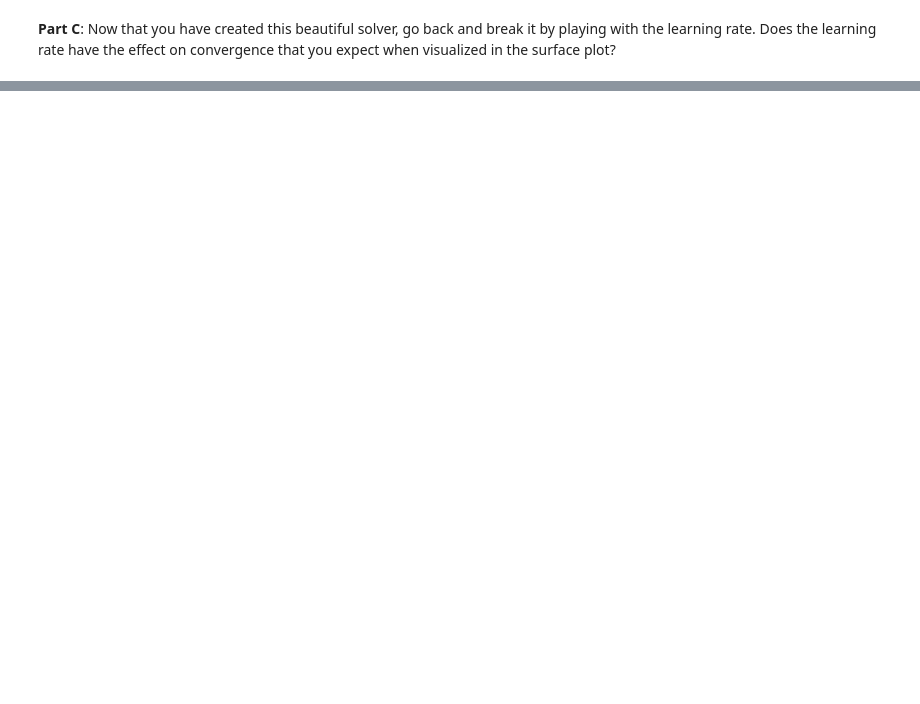
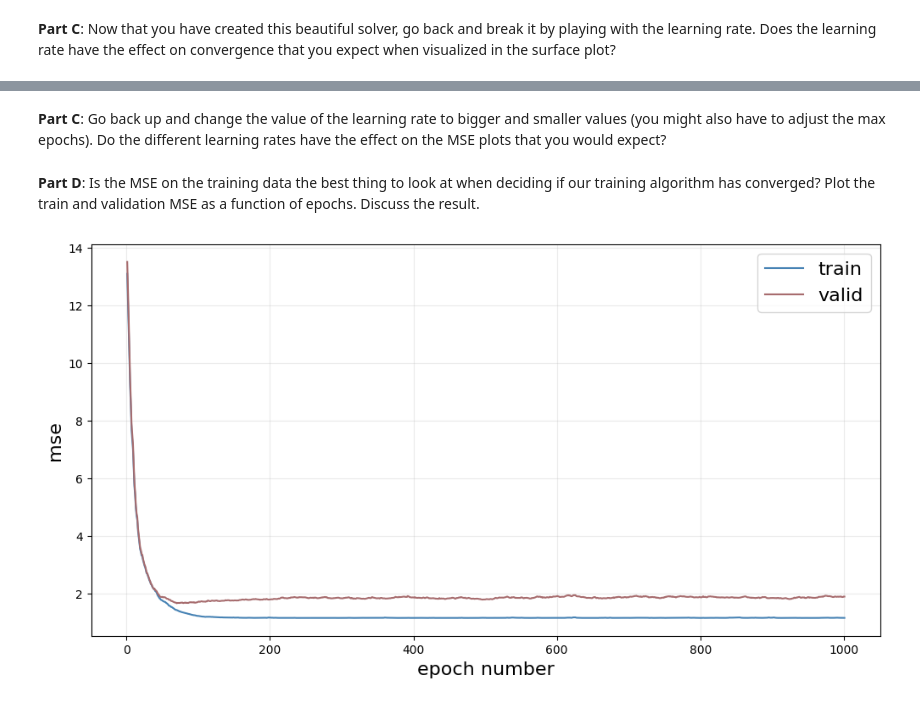
Before and after one commit to yasuomaidana/introduction-to-machine-learning, a Jupyter notebook: Deep Learning/Stochastic Gradient Descent/Stochastic Gradient Descent.ipynb, the cells around one changed output, grey strips where cells are left out. Drawn from its saved outputs; the diff is of its cells as text; code cells hidden in the pictures; blank space fills up the shorter version.

```diff
--- a/Deep Learning/Stochastic Gradient Descent/Stochastic Gradient Descent.ipynb
+++ b/Deep Learning/Stochastic Gradient Descent/Stochastic Gradient Descent.ipynb
@@ -299,0 +379,72 @@ beta_0 = 0.85591, beta_1 = 1.37964 eta = 2e-05
+# %% [markdown]
+**Part C**: Go back up and change the value of the learning rate to bigger and smaller values (you might also have to adjust the max epochs).  Do the different learning rates have the effect on the MSE plots that you would expect?
+# %% [markdown]
+**Part D**: Is the MSE on the training data the best thing to look at when deciding if our training algorithm has converged? Plot the train and validation MSE as a function of epochs. Discuss the result.
+# %%
+def sgd_stop(X, y, beta, eta=0.1, num_epochs=100, ratio_stop = 0.1, std_stop = 0.1):
+    """
+    Peform Stochastic Gradient Descent
+
+    :param X: matrix of training features
+    :param y: vector of training responses
+    :param beta: initial guess for the parameters
+    :param eta: the learning rate
+    :param num_epochs: the number of epochs to run
+    """
+
+    # initialize history for plotting
+    bhist = np.zeros((num_epochs+1, len(beta)))
+    bhist[0,0], bhist[0,1] = beta[0], beta[1]
+
+    factor_std = []
+    stopper_ratio = int(num_epochs*ratio_stop)
+    std_stopper = np.infty
+    # perform steps for all epochs
+    for epoch in range(1, num_epochs+1):
+
+        # shuffle indices (randomly)
+        shuffled_inds = list(range(X.shape[0]))
+        np.random.shuffle(shuffled_inds)
+
+        # TODO: loop over training examples, update beta (beta[0] and beta[1]) as per the above formulas
+        # your code here
+        inner_factor_std =[]
+        inner_std = np.infty
+        inner_stop_ratop = int(len(shuffled_inds)*ratio_stop)
+        for i in shuffled_inds:
+            factor = eta * 2 * (sum(beta * X[i])-y[i])
+            beta[0] -= factor
+            beta[1] -= factor * X[i,1]
+            inner_factor_std.append(factor)
+            if len(inner_factor_std)>inner_stop_ratop:
+                inner_std = np.std(inner_factor_std[-inner_stop_ratop:])
+            if inner_std < std_stop:
+                break
+        if inner_std < np.infty:
+            factor_std.append(inner_std/(2*eta))
+        if len(factor_std)>stopper_ratio:
+                std_stopper = np.mean(factor_std[-stopper_ratio:])
+        if std_stopper < std_stop:
+            print("Breaking training")
+            break
+        # save history
+        bhist[epoch, :] = beta
+
+    # return bhist. Last row
+    # are the learned parameters.
+    return bhist
+
+fig, ax = plt.subplots(nrows=1, ncols=1, figsize=(12,6))
+
+bhist = sgd_stop(X_train, y_train, beta=beta_start, eta=0.0025, num_epochs=1000, std_stop=0.1)
+mse_train = MSE_hist(X_train, y_train, bhist)
+mse_valid = MSE_hist(X_valid, y_valid, bhist)
+ax.plot(range(1,len(mse_train)+1), mse_train, color="steelblue", label="train")
+ax.plot(range(1,len(mse_valid)+1), mse_valid, color="#a76c6e", label="valid")
+
+ax.set_xlabel("epoch number", fontsize=16)
+ax.set_ylabel("mse", fontsize=16);
+ax.grid(alpha=0.25)
+ax.legend(loc="upper right", fontsize=16);
+# %% [output]
+[figure, added]
```
Also changed, not shown: parts of 15 cells of this notebook.
